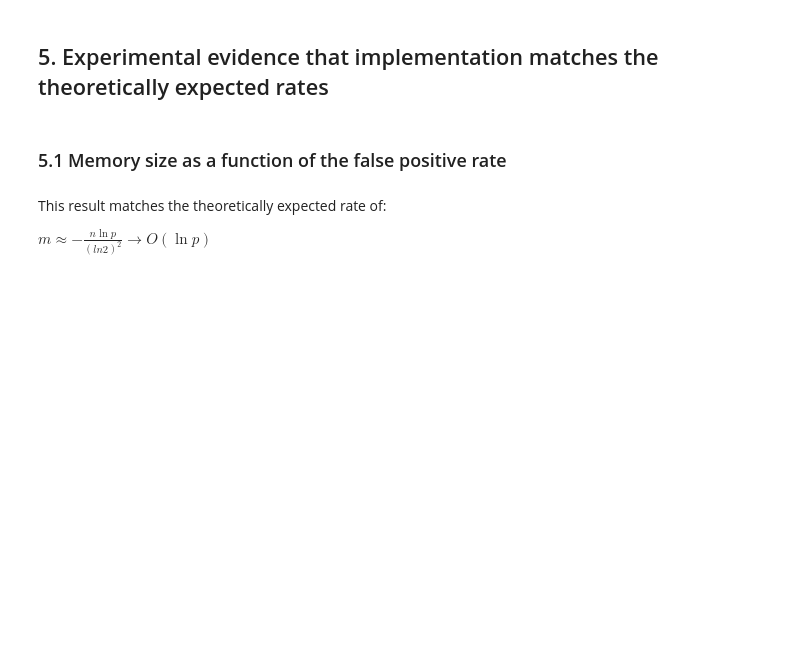
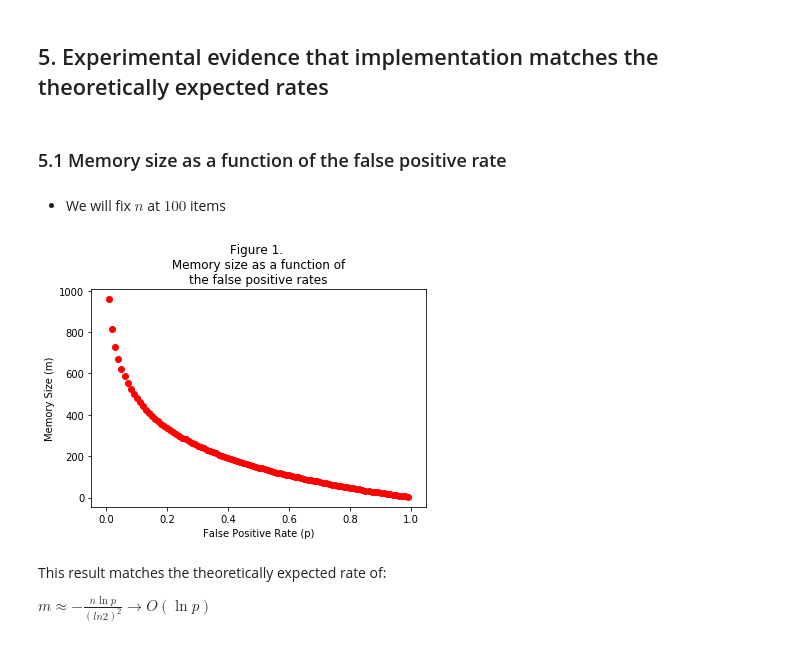
Before and after one commit to josealvarez97/Counting-Bloom-Filter, a Jupyter notebook: Introduction and Implementation to a Counting Bloom Filter/Counting-Bloom-Filter-Overview-and-Introduction.ipynb, the cells around one changed output. Saved outputs shown, nothing was run; the diff lists cells and outputs as text; code cells hidden in the pictures; blank space fills up the shorter version.

```diff
--- a/Introduction and Implementation to a Counting Bloom Filter/Counting-Bloom-Filter-Overview-and-Introduction.ipynb
+++ b/Introduction and Implementation to a Counting Bloom Filter/Counting-Bloom-Filter-Overview-and-Introduction.ipynb
@@ -201,0 +188,6 @@ print(hasheslist[4]("HelloWorld!"))
+# %%
+k = 5
+hasheslist = hash_functions_generator(k)
+
+for i in range(k):
+    print(hasheslist[i]("HelloWorld!"))
@@ -211,7 +209,7 @@ n = 3
 
 htable = empty_bloom_filter(0.1,3)
 
-hashes_list = hash_functions_generator(4,original_hash_template)
+hashes_list = hash_functions_generator(4)
 # hashes_list.append(hash_str1)
 # hashes_list.append(hash_str2)
 # hashes_list.append(hash_str3)
@@ -285,0 +351,6 @@ Table:  [0, 0, 0, 0, 0, 0, 0, 0, 0, 0, 0, 0, 0, 0, 0]
+# %%
+k = 5
+hasheslist = hash_functions_generator(k)
+
+for i in range(k):
+    print(hasheslist[i]("HelloWorld!"))
@@ -333,6 +415,58 @@ I.g.,
 ## 5. Experimental evidence that implementation matches the theoretically expected rates
 # %% [markdown]
 ### 5.1 Memory size as a function of the false positive rate
+# %% [markdown]
+* We will fix $n$ at $100$ items
+# %%
+# Import necessary libraries
+import matplotlib.pyplot as plt
+
+# False positive rates list
+p_rates = []
+# Memory size
+m_sizes = []
+
+# Items n
+n = 100
+
+
+
+for p in range (1,100): #from probability 1% to 100%
+    # Produce a list of random words of size n
+    rword_list = randomwords_list(n,11)
+
+    # false positive rate
+    p_rate = p / 100 # We will use the value as a decimal
+
+    # corresponding k
+    k = required_k(p_rate,n)
+    hashes_list = hash_functions_generator(k)
+
+    # Bloom Filter Table
+    bfilter = empty_bloom_filter(p_rate, n)
+
+    # Insert elements - **not necessary**, as
+    # we are only interested in the size of the table m.
+    # But we'll do it for the sake of full expliciteness...
+    for i in range(len(rword_list)):
+        add_to_hash_table(bfilter, rword_list[i], hashes_list)
+
+
+    # Append the information and results of this experiment.
+    m_sizes.append(len(bfilter))
+    p_rates.append(p_rate)
+
+
+# Time to plot the results.
+plt.scatter(p_rates,m_sizes,c='r')
+# Improve the layout of the graph
+plt.title('Figure 1. \n Memory size as a function of \nthe false positive rates')
+plt.xlabel('False Positive Rate (p)')
+plt.ylabel('Memory Size (m)')
+
+plt.show()
+# %% [output]
+[figure, added]
 # %% [markdown]
 This result matches the theoretically expected rate of:
 
```
Also changed, not shown: parts of 18 cells of this notebook.
